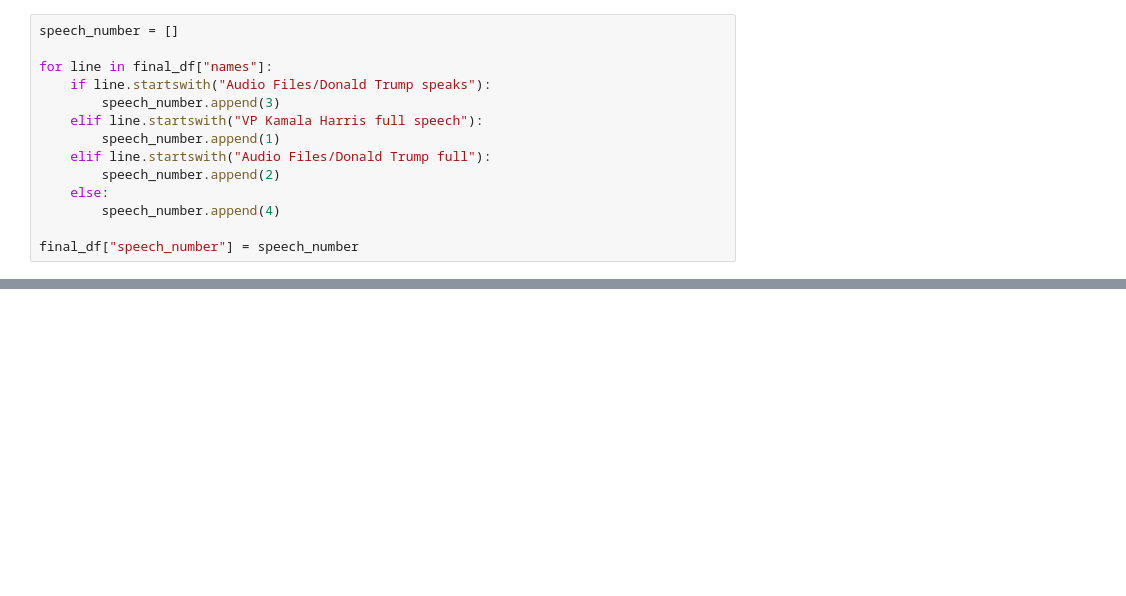
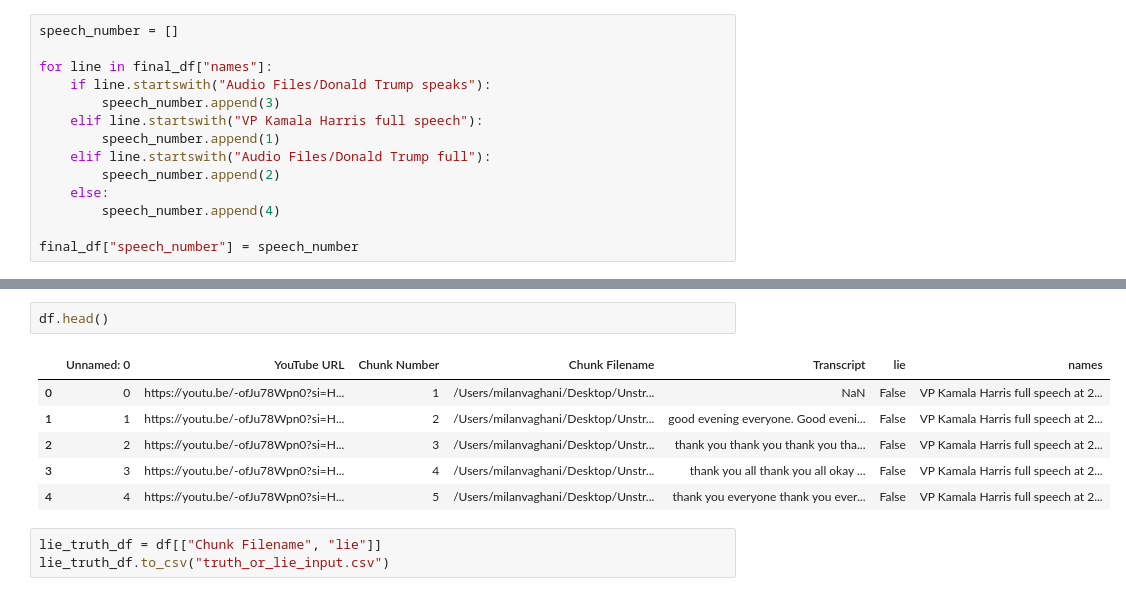
Before and after one commit to femkemunting/mis284n_final_project, a Jupyter notebook: emotion_detection.ipynb, the cells around one changed output, grey strips where cells are left out. Cells and saved outputs as stored; diff of their text form; blank space fills up the shorter version.

```diff
--- a/emotion_detection.ipynb
+++ b/emotion_detection.ipynb
@@ -294,0 +316,12 @@ The `ci` parameter is deprecated. Use `errorbar=None` for the same effect.
+# %%
+df.head()
+# %% [output]
+|  | Unnamed: 0 | YouTube URL | Chunk Number | Chunk Filename | Transcript | lie | names |
+| 0 | 0 | https://youtu.be/-ofJu78Wpn0?si=H... | 1 | /Users/milanvaghani/Desktop/Unstr... | NaN | False | VP Kamala Harris full speech at 2... |
+| 1 | 1 | https://youtu.be/-ofJu78Wpn0?si=H... | 2 | /Users/milanvaghani/Desktop/Unstr... | good evening everyone. Good eveni... | False | VP Kamala Harris full speech at 2... |
+| 2 | 2 | https://youtu.be/-ofJu78Wpn0?si=H... | 3 | /Users/milanvaghani/Desktop/Unstr... | thank you thank you thank you tha... | False | VP Kamala Harris full speech at 2... |
+| 3 | 3 | https://youtu.be/-ofJu78Wpn0?si=H... | 4 | /Users/milanvaghani/Desktop/Unstr... | thank you all thank you all okay ... | False | VP Kamala Harris full speech at 2... |
+| 4 | 4 | https://youtu.be/-ofJu78Wpn0?si=H... | 5 | /Users/milanvaghani/Desktop/Unstr... | thank you everyone thank you ever... | False | VP Kamala Harris full speech at 2... |
+# %%
+lie_truth_df = df[["Chunk Filename", "lie"]]
+lie_truth_df.to_csv("truth_or_lie_input.csv")
```
Also changed, not shown: parts of 12 cells of this notebook.
